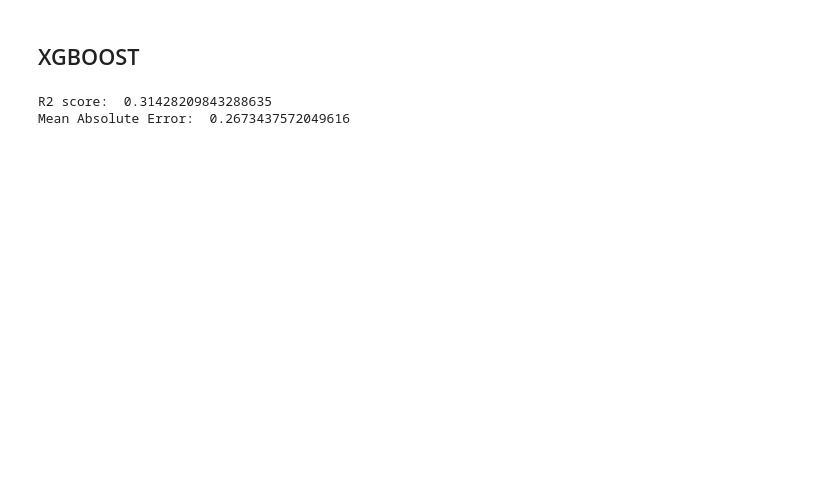
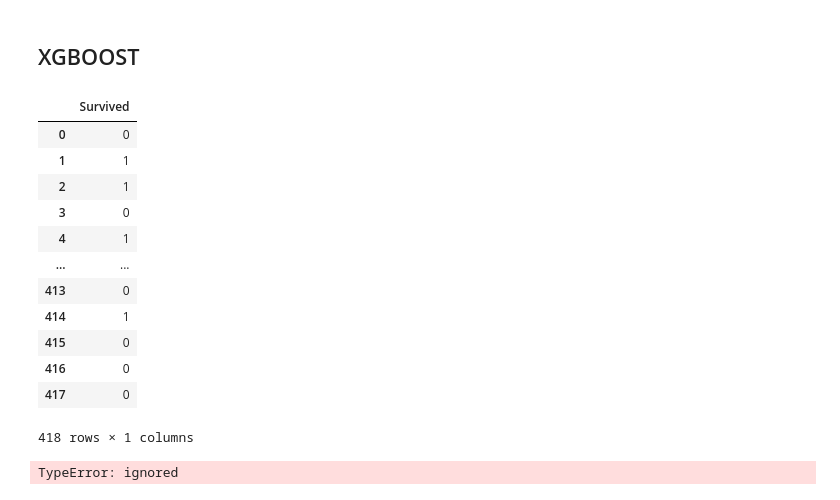
Before and after one commit to RishitParija/ML, a Jupyter notebook: TITANIC_SURVIVAL_PREDICTION.ipynb, the cells around one changed output. Drawn from its saved outputs; the diff is of its cells as text; code cells hidden in the pictures; blank space fills up the shorter version.

```diff
--- a/TITANIC_SURVIVAL_PREDICTION.ipynb
+++ b/TITANIC_SURVIVAL_PREDICTION.ipynb
@@ -652,21 +692,37 @@ result
 # %%
 step1 = ColumnTransformer(transformers=[
     ('col_tnf',OneHotEncoder(sparse=False,drop='first'),[])
 ],remainder='passthrough')
 
 step2 = XGBRegressor(n_estimators=120,max_depth=5,learning_rate=0.29)
 
 pipe = Pipeline([
     ('step1',step1),
     ('step2',step2)
 ])
 
-pipe.fit(X_train,y_train)
+pipe.fit(X_train,np.round(y_train))
 
-y_pred = pipe.predict(X_test)
+y_pred = np.round(pd.DataFrame(pipe.predict(X_test1)))
+y_pred=y_pred.astype('int32')
+y_pred.columns=['Survived']
 
-print('R2 score: ',r2_score(y_test,y_pred))
-print('Mean Absolute Error: ',mean_absolute_error(y_test,y_pred))
+y_pred
 # %% [output]
+|  | Survived |
+| 0 | 0 |
+| 1 | 1 |
+| 2 | 1 |
+| 3 | 0 |
+| 4 | 1 |
+| ... | ... |
+| 413 | 0 |
+| 414 | 1 |
+| 415 | 0 |
+| 416 | 0 |
+| 417 | 0 |
-R2 score:  0.31428209843288635
-Mean Absolute Error:  0.2673437572049616
+418 rows × 1 columns
+# %%
+resultxg=pd.concat([pid,y_pred],axis=1)
+# %% [output]
+TypeError: ignored
```
Also changed, not shown: parts of 11 cells of this notebook.
